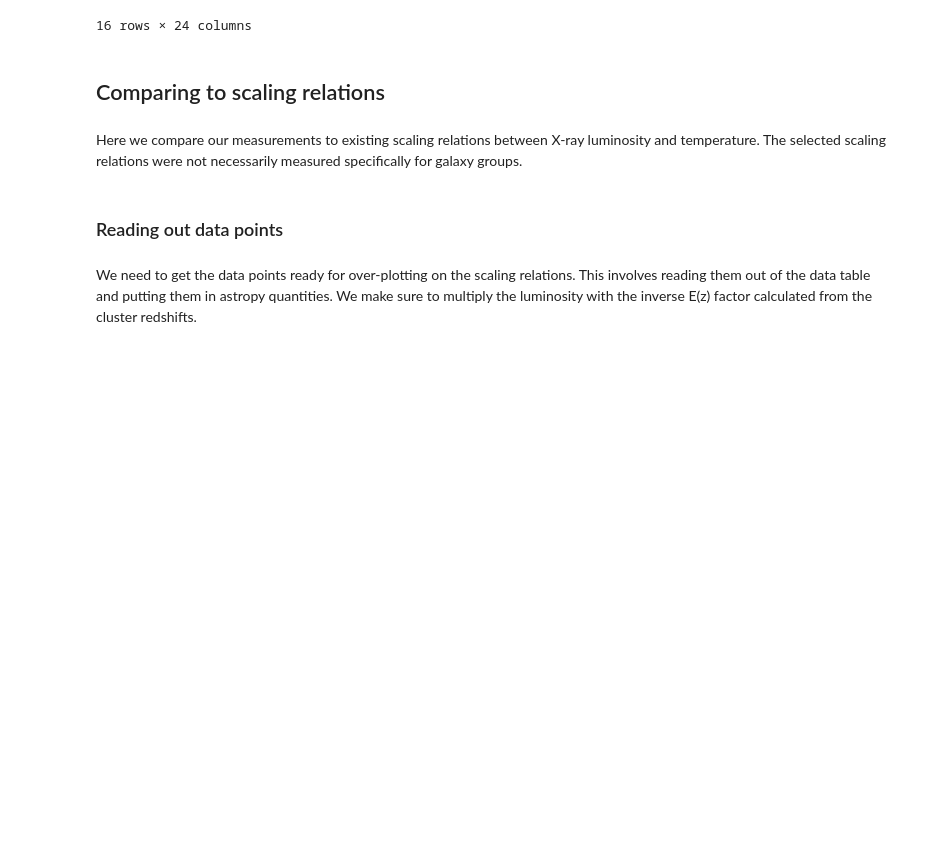
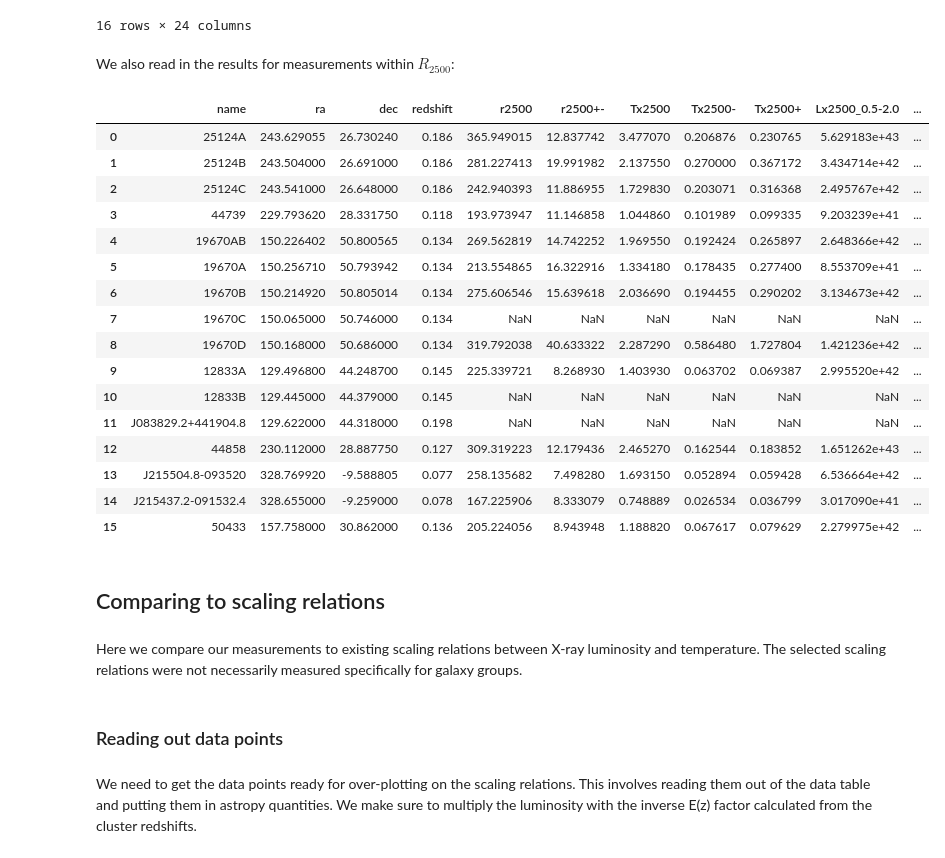
Before and after one commit to DavidT3/OVI_groups, a Jupyter notebook: notebooks/results_analyses/luminosity_temperature_comparisons.ipynb, the cells around one changed output. Drawn from its saved outputs; the diff is of its cells as text; code cells hidden in the pictures; blank space fills up the shorter version.

```diff
--- a/notebooks/results_analyses/luminosity_temperature_comparisons.ipynb
+++ b/notebooks/results_analyses/luminosity_temperature_comparisons.ipynb
@@ -41,6 +41,29 @@ xray_prop
 | 14 | J215437.2-091532.4 | 328.655000 | -9.259000 | 0.078 | 390.609344 | 17.787515 | 0.355195 | 0.020646 | 0.029379 | 3.320390e+40 | ... |
 | 15 | 50433 | 157.758000 | 30.862000 | 0.136 | 462.246032 | 22.289053 | 1.287010 | 0.081769 | 0.097329 | 2.918230e+42 | ... |
 16 rows × 24 columns
+# %% [markdown]
+We also read in the results for measurements within $R_{2500}$:
+# %%
+r2500_xray_prop = pd.read_csv("../../outputs/results/ltr_r2500_pipeline_results.csv")
+r2500_xray_prop
+# %% [output]
+|  | name | ra | dec | redshift | r2500 | r2500+- | Tx2500 | Tx2500- | Tx2500+ | Lx2500_0.5-2.0 | ... |
+| 0 | 25124A | 243.629055 | 26.730240 | 0.186 | 365.949015 | 12.837742 | 3.477070 | 0.206876 | 0.230765 | 5.629183e+43 | ... |
+| 1 | 25124B | 243.504000 | 26.691000 | 0.186 | 281.227413 | 19.991982 | 2.137550 | 0.270000 | 0.367172 | 3.434714e+42 | ... |
+| 2 | 25124C | 243.541000 | 26.648000 | 0.186 | 242.940393 | 11.886955 | 1.729830 | 0.203071 | 0.316368 | 2.495767e+42 | ... |
+| 3 | 44739 | 229.793620 | 28.331750 | 0.118 | 193.973947 | 11.146858 | 1.044860 | 0.101989 | 0.099335 | 9.203239e+41 | ... |
+| 4 | 19670AB | 150.226402 | 50.800565 | 0.134 | 269.562819 | 14.742252 | 1.969550 | 0.192424 | 0.265897 | 2.648366e+42 | ... |
+| 5 | 19670A | 150.256710 | 50.793942 | 0.134 | 213.554865 | 16.322916 | 1.334180 | 0.178435 | 0.277400 | 8.553709e+41 | ... |
+| 6 | 19670B | 150.214920 | 50.805014 | 0.134 | 275.606546 | 15.639618 | 2.036690 | 0.194455 | 0.290202 | 3.134673e+42 | ... |
+| 7 | 19670C | 150.065000 | 50.746000 | 0.134 | NaN | NaN | NaN | NaN | NaN | NaN | ... |
+| 8 | 19670D | 150.168000 | 50.686000 | 0.134 | 319.792038 | 40.633322 | 2.287290 | 0.586480 | 1.727804 | 1.421236e+42 | ... |
+| 9 | 12833A | 129.496800 | 44.248700 | 0.145 | 225.339721 | 8.268930 | 1.403930 | 0.063702 | 0.069387 | 2.995520e+42 | ... |
+| 10 | 12833B | 129.445000 | 44.379000 | 0.145 | NaN | NaN | NaN | NaN | NaN | NaN | ... |
+| 11 | J083829.2+441904.8 | 129.622000 | 44.318000 | 0.198 | NaN | NaN | NaN | NaN | NaN | NaN | ... |
+| 12 | 44858 | 230.112000 | 28.887750 | 0.127 | 309.319223 | 12.179436 | 2.465270 | 0.162544 | 0.183852 | 1.651262e+43 | ... |
+| 13 | J215504.8-093520 | 328.769920 | -9.588805 | 0.077 | 258.135682 | 7.498280 | 1.693150 | 0.052894 | 0.059428 | 6.536664e+42 | ... |
+| 14 | J215437.2-091532.4 | 328.655000 | -9.259000 | 0.078 | 167.225906 | 8.333079 | 0.748889 | 0.026534 | 0.036799 | 3.017090e+41 | ... |
+| 15 | 50433 | 157.758000 | 30.862000 | 0.136 | 205.224056 | 8.943948 | 1.188820 | 0.067617 | 0.079629 | 2.279975e+42 | ... |
 # %% [markdown]
 ## Comparing to scaling relations
 # %% [markdown]
```
Also changed, not shown: parts of 21 cells of this notebook.
